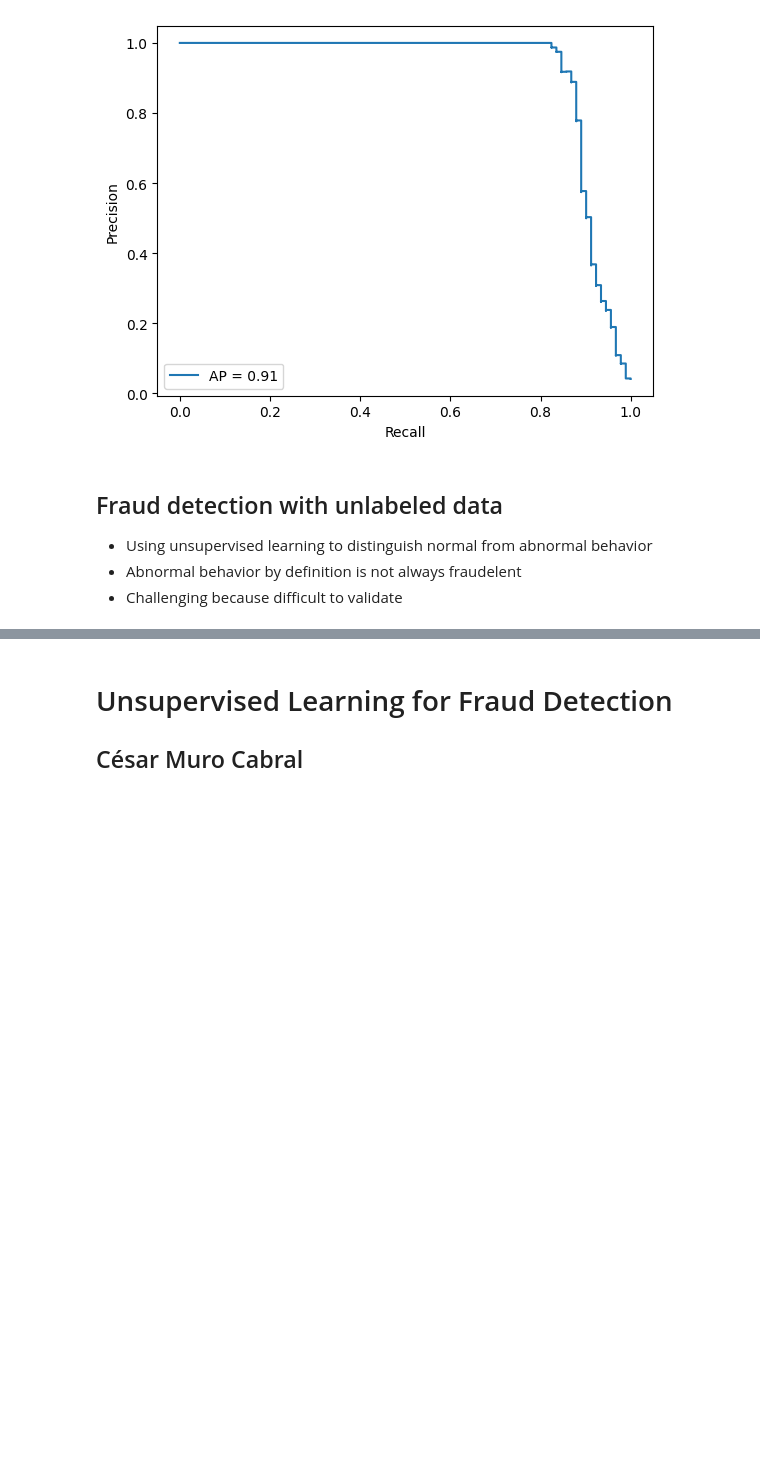
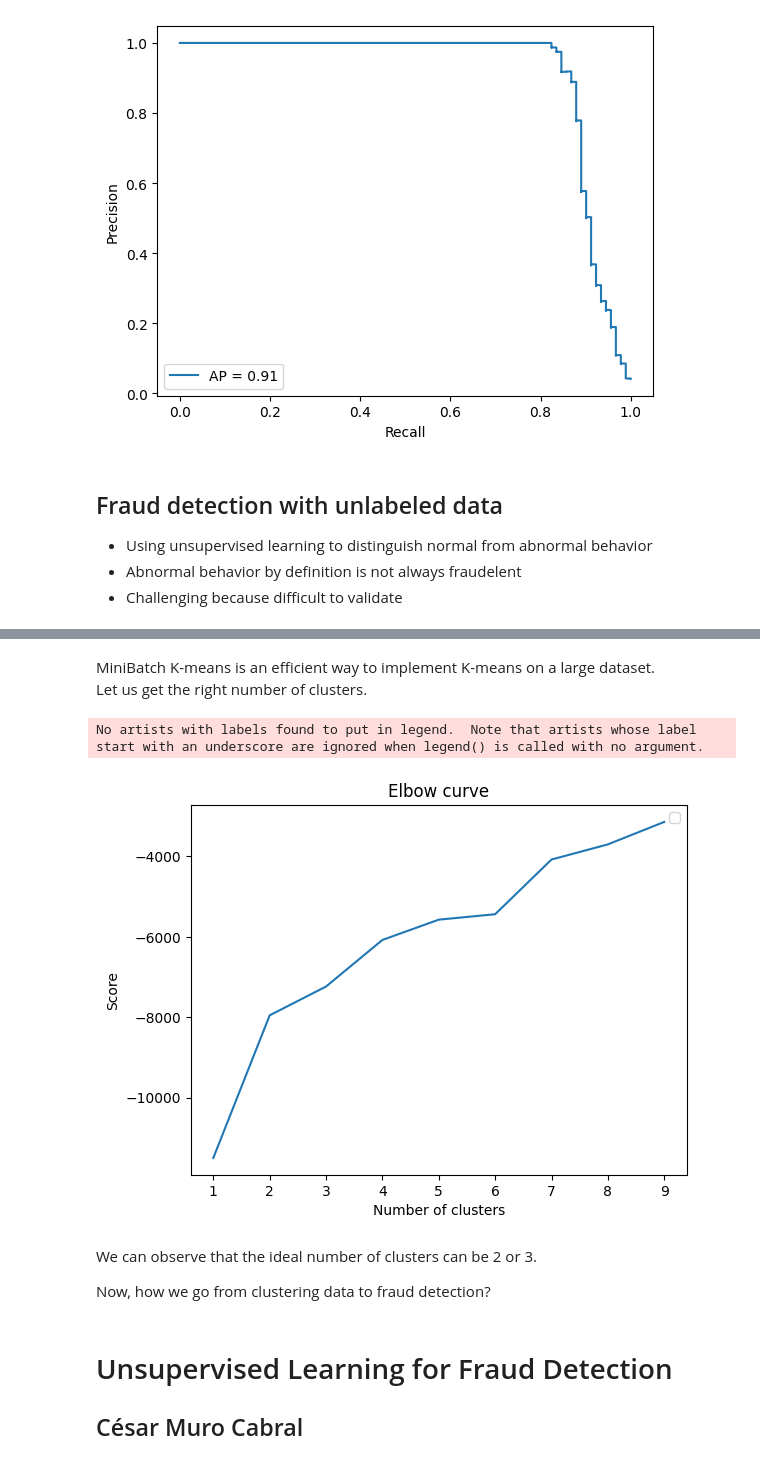
Before and after one commit to cmuro27/Machine_Learning_Projects_and_Notes, a Jupyter notebook: Project_fraud_detection_unsupervised.ipynb, the cells around one changed output, grey strips where cells are left out. Saved outputs shown, nothing was run; the diff lists cells and outputs as text; code cells hidden in the pictures; blank space fills up the shorter version.

```diff
--- a/Project_fraud_detection_unsupervised.ipynb
+++ b/Project_fraud_detection_unsupervised.ipynb
@@ -305,3 +411,51 @@ prd.plot()
+# %%
+from sklearn.preprocessing import MinMaxScaler, LabelEncoder, OneHotEncoder
+from sklearn.compose import ColumnTransformer
+from sklearn.pipeline import Pipeline
+
+scaler = MinMaxScaler()
+
+X = df.loc[:,~df.columns.isin(['Unnamed: 0', 'fraud'])]
+y = df["fraud"]
+
+num_cols = X.select_dtypes(exclude = 'object').columns.tolist()
+cat_cols = X.select_dtypes(include = 'object').columns.tolist()
+
+cat_pipe = Pipeline([("ohe", OneHotEncoder(handle_unknown="ignore",drop="first",sparse=False))])
+num_pipe = Pipeline([("scaler",scaler)])
+
+preprocess = ColumnTransformer([("num_values",num_pipe,num_cols),("cat_values",cat_pipe,cat_cols)])
+
+transform_pipeline = Pipeline([("preprocess",preprocess)])
+
+X_transformed = transform_pipeline.fit_transform(X)
+# %% [markdown]
+ MiniBatch K-means is an efficient way to implement K-means on a large dataset.
+ Let us get the right number of clusters.
+# %%
+from sklearn.cluster import MiniBatchKMeans
+
+clustno = range(1,10)
+
+# Run MiniBatch Kmeans over the number of clusters
+kmeans = [MiniBatchKMeans(n_clusters=i, random_state=0) for i in clustno]
+
+# Obtain the score for each model
+score = [kmeans[i].fit(X_transformed).score(X_transformed) for i in range(len(kmeans))]
+
+plt.plot(clustno,score)
+plt.xlabel("Number of clusters")
+plt.ylabel("Score")
+plt.title("Elbow curve")
+plt.legend()
+plt.show()
+# %% [output]
+No artists with labels found to put in legend.  Note that artists whose label start with an underscore are ignored when legend() is called with no argument.
+[figure, added]
+# %% [markdown]
+We can observe that the ideal number of clusters can be 2 or 3.
+
+Now, how we go from clustering data to fraud detection?
 # %% [markdown]
 # Unsupervised Learning for Fraud Detection
 ## César Muro Cabral
```
Also changed, not shown: parts of 9 cells of this notebook.
